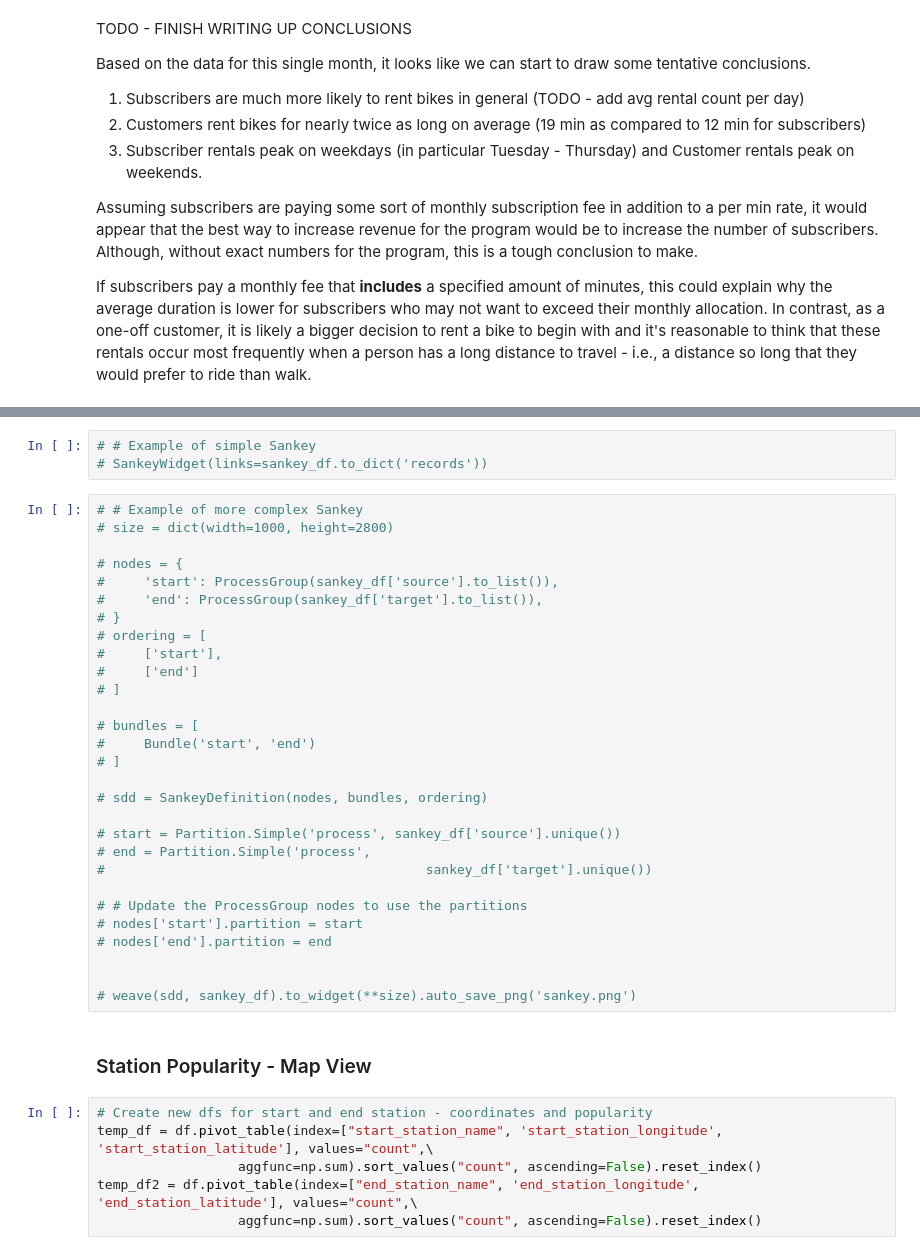
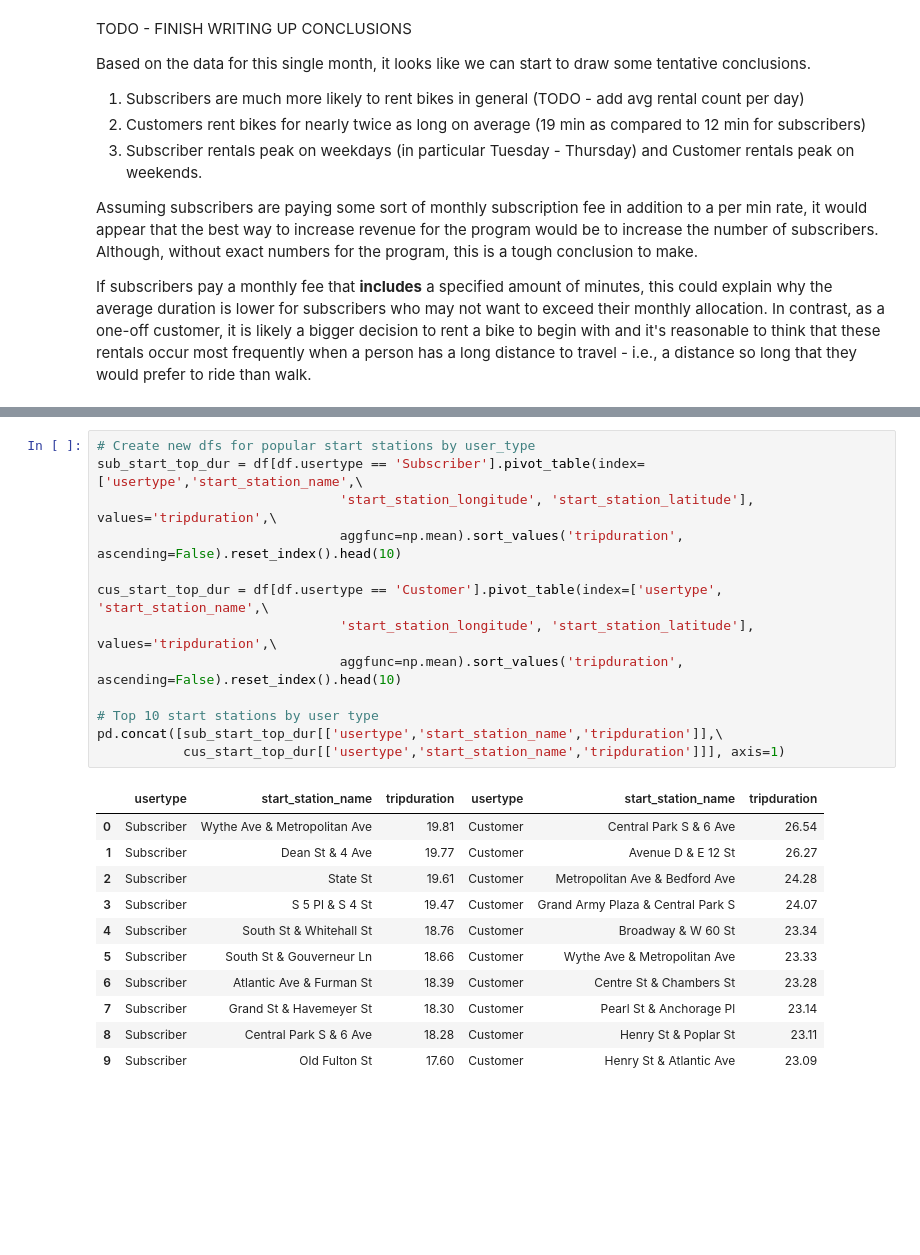
Before and after one commit to stevenrhart/bike-rentals, a Jupyter notebook: notebooks/Bike_Rentals.ipynb, the cells around one changed output, grey strips where cells are left out. Saved outputs shown, nothing was run; the diff lists cells and outputs as text; blank space fills up the shorter version.

```diff
--- a/notebooks/Bike_Rentals.ipynb
+++ b/notebooks/Bike_Rentals.ipynb
@@ -474,40 +482,25 @@ df.pivot_table(index=["start_station_name"], values=["count","tripduration"],\
-# %%
-# # Example of simple Sankey
-# SankeyWidget(links=sankey_df.to_dict('records'))
-# %%
-# # Example of more complex Sankey
-# size = dict(width=1000, height=2800)
-
-# nodes = {
-#     'start': ProcessGroup(sankey_df['source'].to_list()),
-#     'end': ProcessGroup(sankey_df['target'].to_list()),
-# }
-# ordering = [
-#     ['start'],
-#     ['end']
-# ]
-
-# bundles = [
-#     Bundle('start', 'end')
-# ]
-
-# sdd = SankeyDefinition(nodes, bundles, ordering)
-
-# start = Partition.Simple('process', sankey_df['source'].unique())
-# end = Partition.Simple('process',
-#                                         sankey_df['target'].unique())
-
-# # Update the ProcessGroup nodes to use the partitions
-# nodes['start'].partition = start
-# nodes['end'].partition = end
-
-
-# weave(sdd, sankey_df).to_widget(**size).auto_save_png('sankey.png')
-# %% [markdown]
-### Station Popularity - Map View
 # %%
-# Create new dfs for start and end station - coordinates and popularity
-temp_df = df.pivot_table(index=["start_station_name", 'start_station_longitude', 'start_station_latitude'], values="count",\
-                  aggfunc=np.sum).sort_values("count", ascending=False).reset_index()
-temp_df2 = df.pivot_table(index=["end_station_name", 'end_station_longitude', 'end_station_latitude'], values="count",\
-                  aggfunc=np.sum).sort_values("count", ascending=False).reset_index()
+# Create new dfs for popular start stations by user_type
+sub_start_top_dur = df[df.usertype == 'Subscriber'].pivot_table(index=['usertype','start_station_name',\
+                               'start_station_longitude', 'start_station_latitude'], values='tripduration',\
+                               aggfunc=np.mean).sort_values('tripduration', ascending=False).reset_index().head(10)
+
+cus_start_top_dur = df[df.usertype == 'Customer'].pivot_table(index=['usertype', 'start_station_name',\
+                               'start_station_longitude', 'start_station_latitude'], values='tripduration',\
+                               aggfunc=np.mean).sort_values('tripduration', ascending=False).reset_index().head(10)
+
+# Top 10 start stations by user type
+pd.concat([sub_start_top_dur[['usertype','start_station_name','tripduration']],\
+           cus_start_top_dur[['usertype','start_station_name','tripduration']]], axis=1)
+# %% [output]
+|  | usertype | start_station_name | tripduration | usertype | start_station_name | tripduration |
+| 0 | Subscriber | Wythe Ave & Metropolitan Ave | 19.81 | Customer | Central Park S & 6 Ave | 26.54 |
+| 1 | Subscriber | Dean St & 4 Ave | 19.77 | Customer | Avenue D & E 12 St | 26.27 |
+| 2 | Subscriber | State St | 19.61 | Customer | Metropolitan Ave & Bedford Ave | 24.28 |
+| 3 | Subscriber | S 5 Pl & S 4 St | 19.47 | Customer | Grand Army Plaza & Central Park S | 24.07 |
+| 4 | Subscriber | South St & Whitehall St | 18.76 | Customer | Broadway & W 60 St | 23.34 |
+| 5 | Subscriber | South St & Gouverneur Ln | 18.66 | Customer | Wythe Ave & Metropolitan Ave | 23.33 |
+| 6 | Subscriber | Atlantic Ave & Furman St | 18.39 | Customer | Centre St & Chambers St | 23.28 |
+| 7 | Subscriber | Grand St & Havemeyer St | 18.30 | Customer | Pearl St & Anchorage Pl | 23.14 |
+| 8 | Subscriber | Central Park S & 6 Ave | 18.28 | Customer | Henry St & Poplar St | 23.11 |
+| 9 | Subscriber | Old Fulton St | 17.60 | Customer | Henry St & Atlantic Ave | 23.09 |
```
Also changed, not shown: parts of 31 cells of this notebook.
